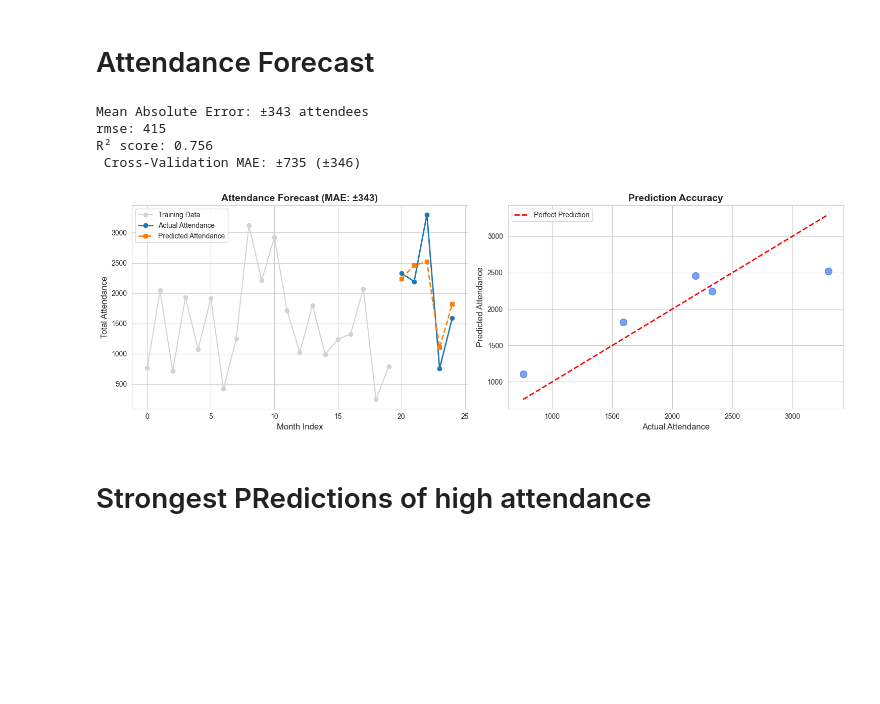
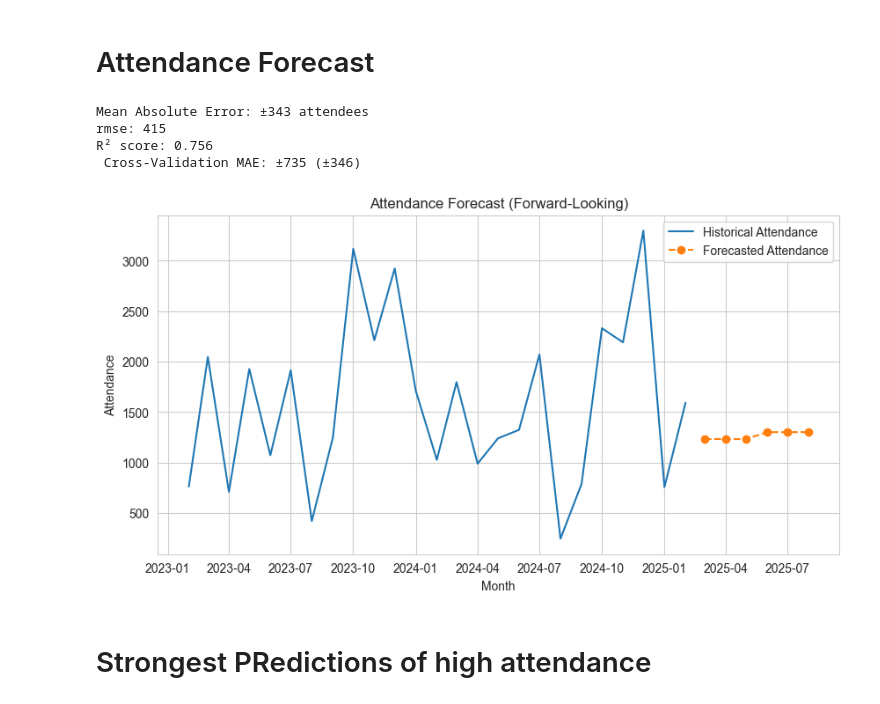
Before and after one commit to DiaHere/Gesa_Power_House_performance_full_analysis, a Jupyter notebook: analysis/Python_advanced/03_predictive_modeling.ipynb, the cells around one changed output. Drawn from its saved outputs; the diff is of its cells as text; code cells hidden in the pictures; blank space fills up the shorter version.

```diff
--- a/analysis/Python_advanced/03_predictive_modeling.ipynb
+++ b/analysis/Python_advanced/03_predictive_modeling.ipynb
@@ -83,37 +83,41 @@ print(f"R² score: {r2:.3f}")
 
 cv_scores = cross_val_score(rf_attendance, X_train, y_train, cv=5, scoring='neg_mean_absolute_error')
 print(f" Cross-Validation MAE: ±{-cv_scores.mean():.0f} (±{cv_scores.std():.0f})")
-
-# Visualization
-
-fig, (ax1, ax2) = plt.subplots(1, 2, figsize=(15, 5))
-
-# Left plot: Time series comparison
-test_months = df.iloc[len(y_train):]['month'].values
-ax1.plot(range(len(y_train)), y_train, 'o-', color='lightgray', label='Training Data')
-ax1.plot(range(len(y_train), len(y_train) + len(y_test)), y_test, 'o-', linewidth=2, label='Actual Attendance')
-ax1.plot(range(len(y_train), len(y_train) + len(y_test)), y_pred, 's--', linewidth=2, label='Predicted Attendance')
-ax1.set_xlabel('Month Index', fontsize=12)
-ax1.set_ylabel('Total Attendance', fontsize=12)
-ax1.set_title(f'Attendance Forecast (MAE: ±{mae:.0f})', fontsize=14, fontweight='bold')
-ax1.legend()
-
-# Right plot: Prediction accuracy scatter
-ax2.scatter(y_test, y_pred, alpha=0.6, s=100, color='#2563eb')
-ax2.plot([y_test.min(), y_test.max()], [y_test.min(), y_test.max()], 'r--', lw=2, label='Perfect Prediction')
-ax2.set_xlabel('Actual Attendance', fontsize=12)
-ax2.set_ylabel('Predicted Attendance', fontsize=12)
-ax2.set_title('Prediction Accuracy', fontsize=14, fontweight='bold')
-ax2.legend()
-
-plt.tight_layout()
-plt.show()
 # %% [output]
 Mean Absolute Error: ±343 attendees
 rmse: 415
 R² score: 0.756
  Cross-Validation MAE: ±735 (±346)
-[figure, removed]
+# %%
+# Forecast Attendance
+last_month = df['month'].max()
+future_months = pd.date_range(start=last_month + pd.offsets.MonthBegin(1),periods=6,freq='MS')
+
+df_future = pd.DataFrame({'month': future_months})
+
+df_future['event_count'] = df['event_count'].mean()
+df_future['weekend_events'] = df['weekend_events'].mean()
+df_future['first_time_ratio'] = df['first_time_ratio'].mean()
+df_future['patron_retention'] = df['patron_retention'].mean()
+df_future['season'] = df_future['month'].dt.month % 12 // 3 + 1
+df_future['attendance_lag1'] = df['total_attendance'].iloc[-1]
+
+
+future_X = df_future[X.columns]
+df_future['predicted_attendance'] = rf_attendance.predict(future_X)
+
+plt.figure(figsize=(10,5))
+
+plt.plot(df['month'], df['total_attendance'], label='Historical Attendance')
+plt.plot( df_future['month'], df_future['predicted_attendance'], linestyle='--',marker='o',label='Forecasted Attendance')
+
+plt.xlabel("Month")
+plt.ylabel("Attendance")
+plt.title("Attendance Forecast (Forward-Looking)")
+plt.legend()
+plt.show()
+# %% [output]
+[figure, added]
 # %% [markdown]
 # Strongest PRedictions of high attendance
 # %%
```
Also changed, not shown: parts of 8 cells of this notebook, 20 other files.
